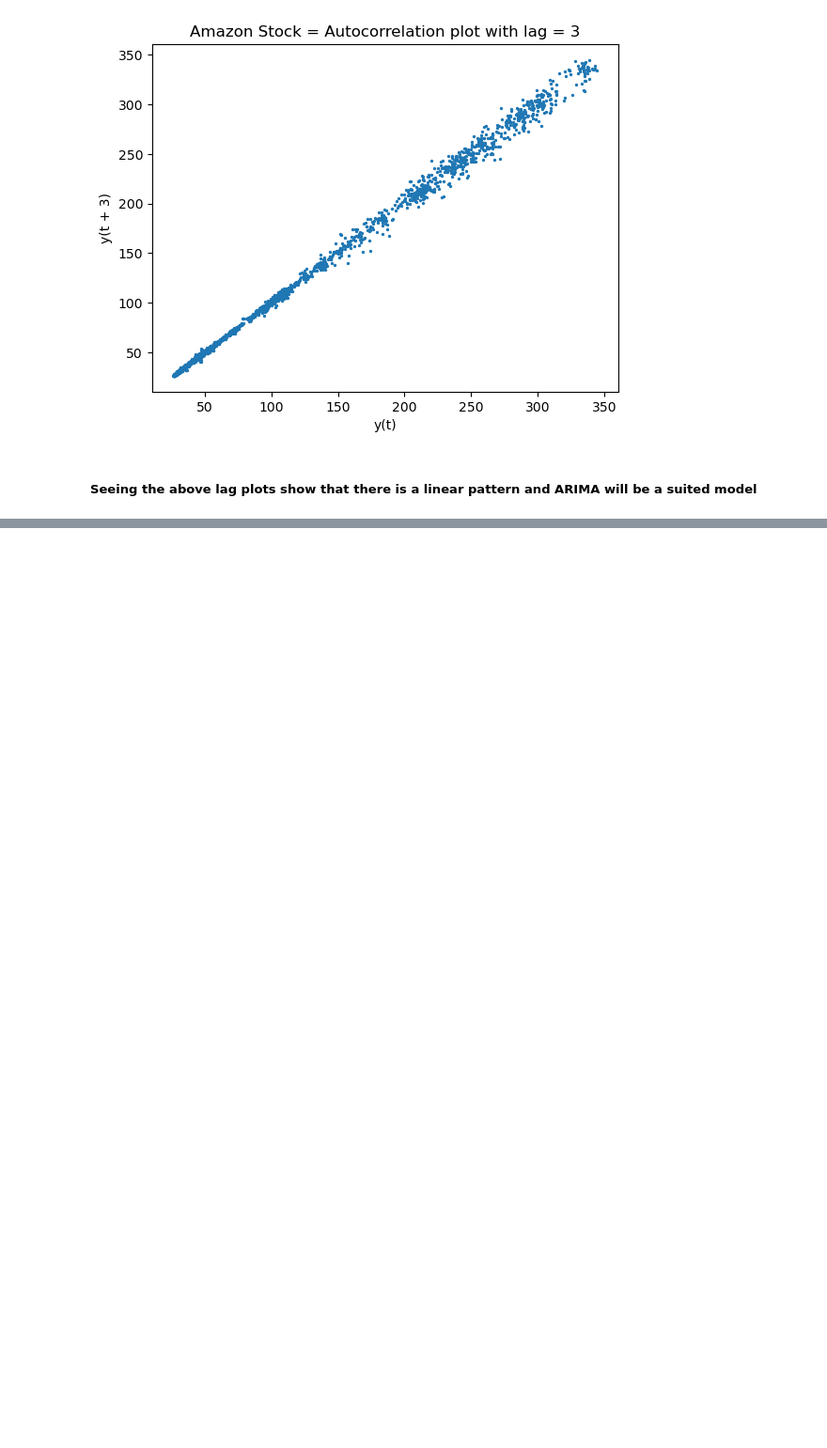
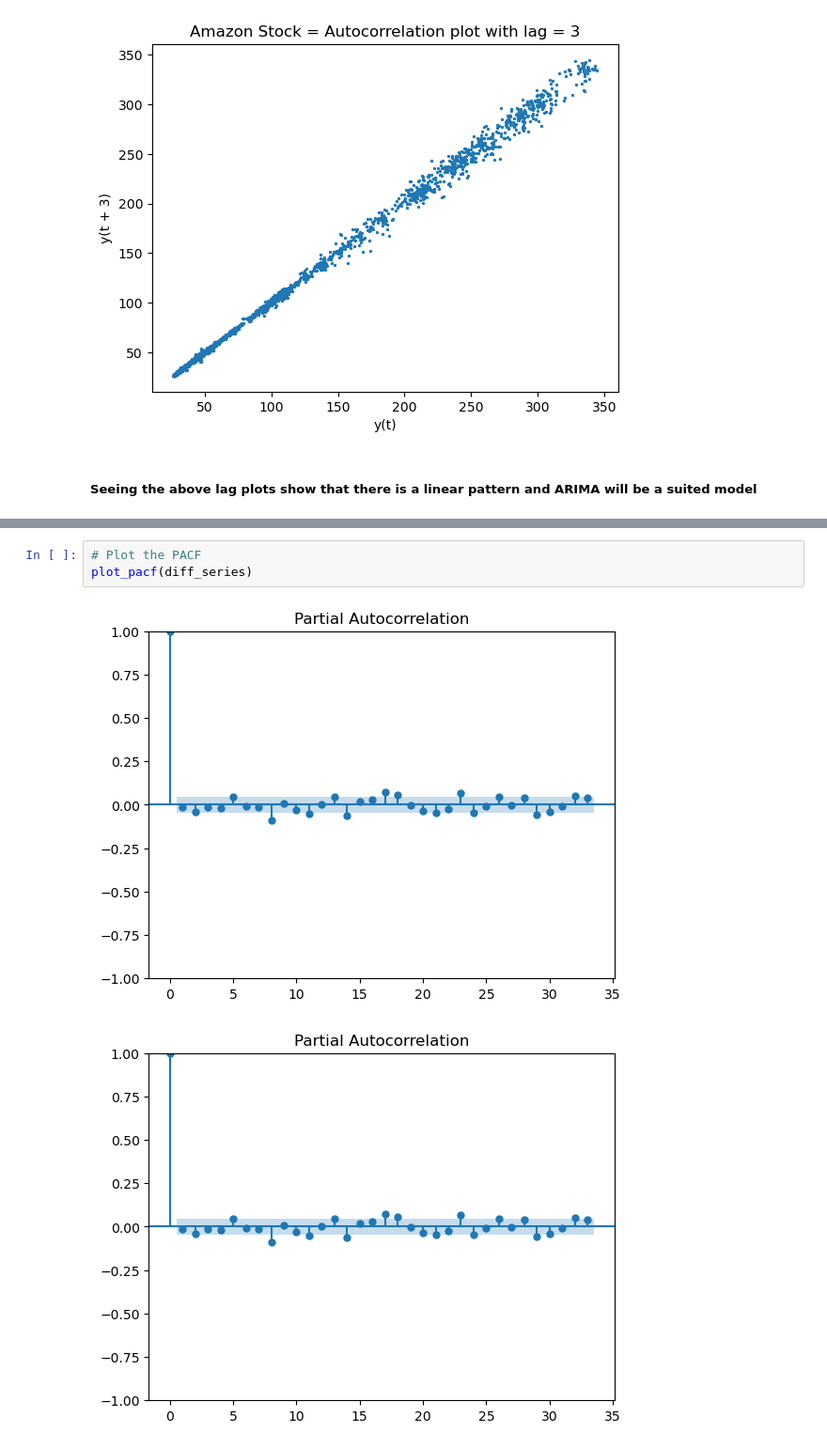
Before and after one commit to eahn01/Stock-Market-Analysis-ahn-liu-econ323, a Jupyter notebook: analysis.ipynb, the cells around one changed output, grey strips where cells are left out. Shown at 94% size. Drawn from its saved outputs; the diff is of its cells as text; blank space fills up the shorter version.

```diff
--- a/analysis.ipynb
+++ b/analysis.ipynb
@@ -447,0 +513,6 @@ msft_train, msft_test = msft[0:int(len(msft)*0.7)], amzn[int(len(msft)*0.7):]
+# %%
+# Plot the PACF
+plot_pacf(diff_series)
+# %% [output]
+[figure, added]
+[figure, added]
```
Also changed, not shown: parts of 10 cells of this notebook.
